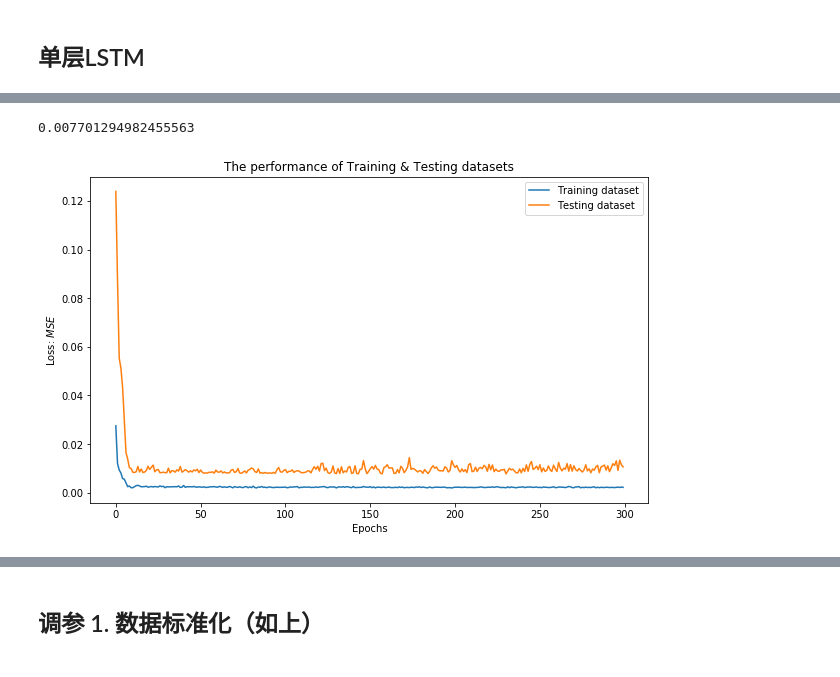
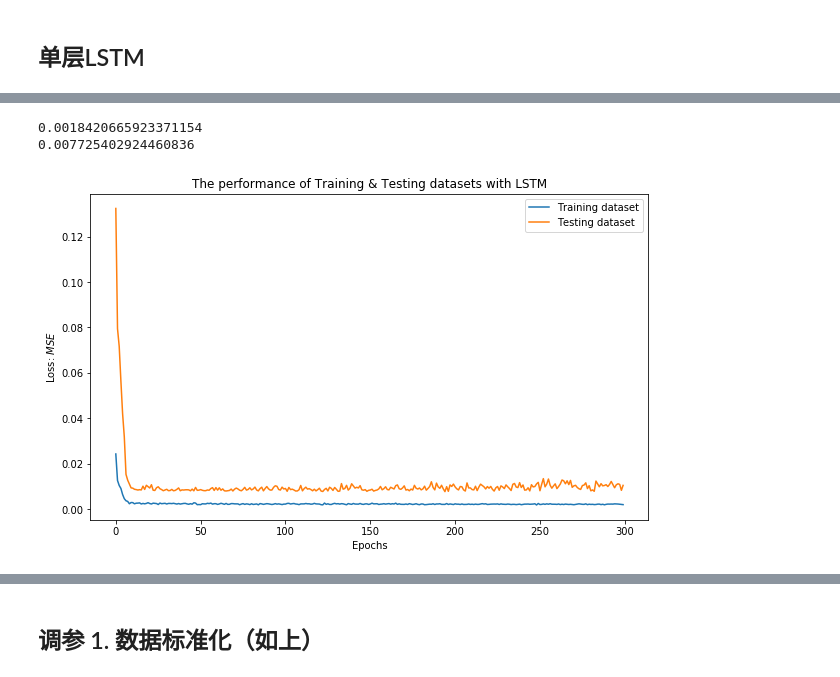
Before and after one commit to 1148030615/Tencent_Education_Deep_Learning_Course, a Jupyter notebook: Airline_passengers_prediction_Time_Series_RNN.ipynb, the cells around one changed output, grey strips where cells are left out. Saved outputs shown, nothing was run; the diff lists cells and outputs as text; code cells hidden in the pictures.

```diff
--- a/Airline_passengers_prediction_Time_Series_RNN.ipynb
+++ b/Airline_passengers_prediction_Time_Series_RNN.ipynb
@@ -303,8 +373,8 @@ model = Sequential()
 # 第一层
 model.add(LSTM(50, # 第一层的输出
                     input_shape = (None, 1), # 输入是一维度， 所以为1
-                    return_sequences = False   # 最后一层用False
-))
+                    return_sequences = False))   # 最后一层用False
+
 model.add(Dropout(0.2))
 
 # 第二层, 用Dense, 上一层的输出结果全部乘以一个矩阵， 最终得到一个数。
@@ -360,19 +430,20 @@ Epoch 300/300
-# %%
-min(history_1.history["val_loss"])
-# %% [output]
-0.007701294982455563
+# %%
+print(min(history_1.history["loss"]))
+print(min(history_1.history["val_loss"]))
+# %% [output]
+0.0018420665923371154
+0.007725402924460836
 # %%
 plt.figure(figsize = (10, 6))
 plt.plot(history_1.history["loss"])
 plt.plot(history_1.history["val_loss"])
 plt.legend(["Training dataset", "Testing dataset"])
-#plt.xticks(range(0, epochs + 1, 10))
 plt.ylabel("Loss: $MSE$")
 plt.xlabel("Epochs")
-plt.title("The performance of Training & Testing datasets")
+plt.title("The performance of Training & Testing datasets with LSTM")
 plt.show()
 # %% [output]
-[figure, old version]
+[figure, new version]
 # %%
 model = load_model('weights-best-1.hdf5')
 sequence_length = 1
```
Also changed, not shown: parts of 58 cells of this notebook.
